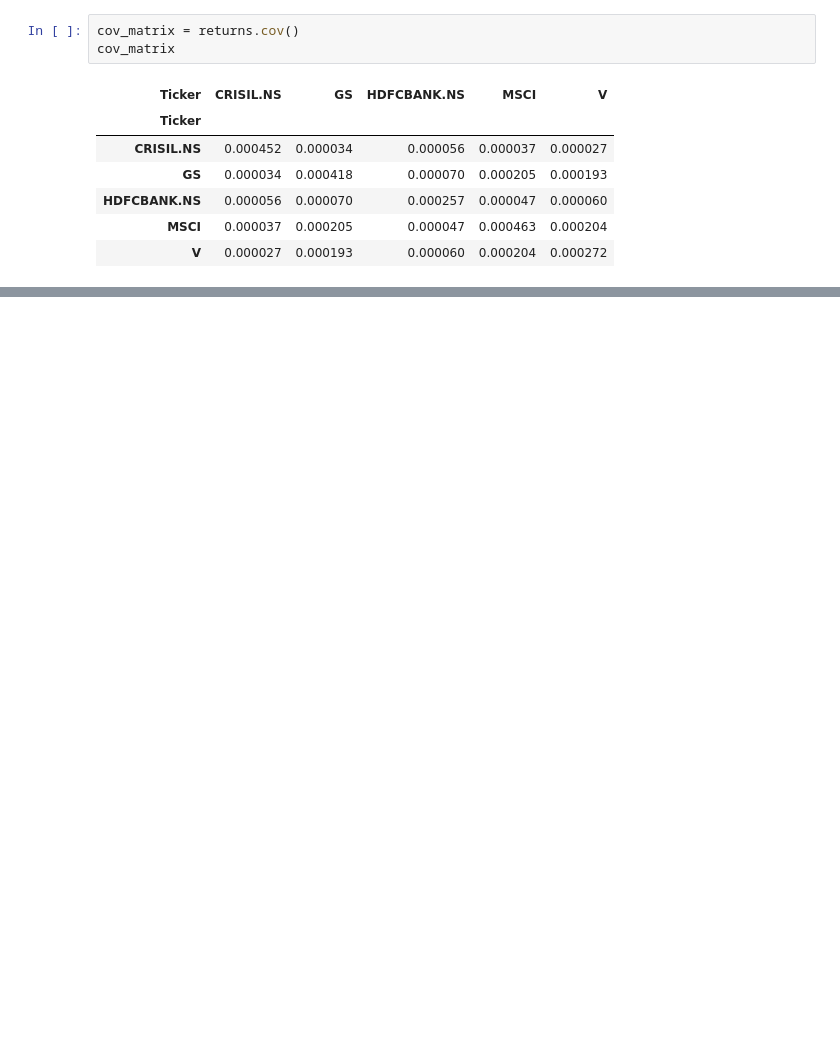
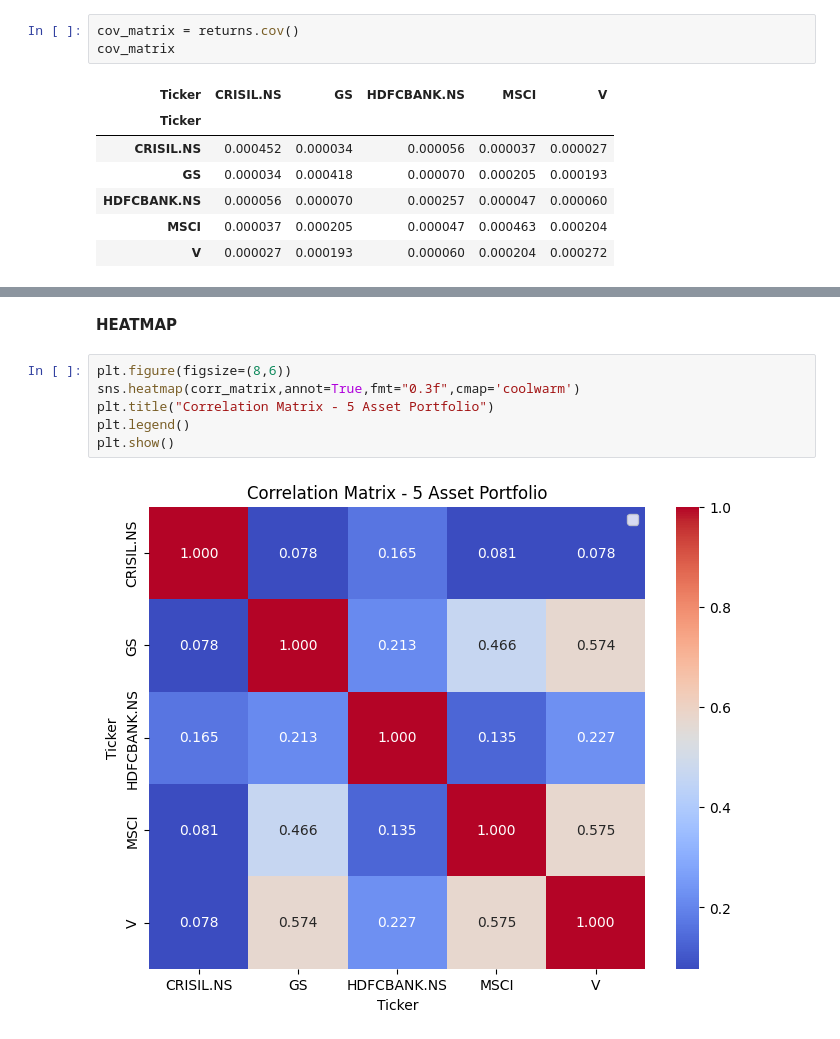
Before and after one commit to snehilkejriwal-exp19/portfolio-risk-management, a Jupyter notebook: modern_portfolio_theory.ipynb, the cells around one changed output, grey strips where cells are left out. Saved outputs shown, nothing was run; the diff lists cells and outputs as text; blank space fills up the shorter version.

```diff
--- a/modern_portfolio_theory.ipynb
+++ b/modern_portfolio_theory.ipynb
@@ -67,0 +76,10 @@ corr_matrix
+# %% [markdown]
+**HEATMAP**
+# %%
+plt.figure(figsize=(8,6))
+sns.heatmap(corr_matrix,annot=True,fmt="0.3f",cmap='coolwarm')
+plt.title("Correlation Matrix - 5 Asset Portfolio")
+plt.legend()
+plt.show()
+# %% [output]
+[figure, added]
```
Also changed, not shown: parts of 6 cells of this notebook.
